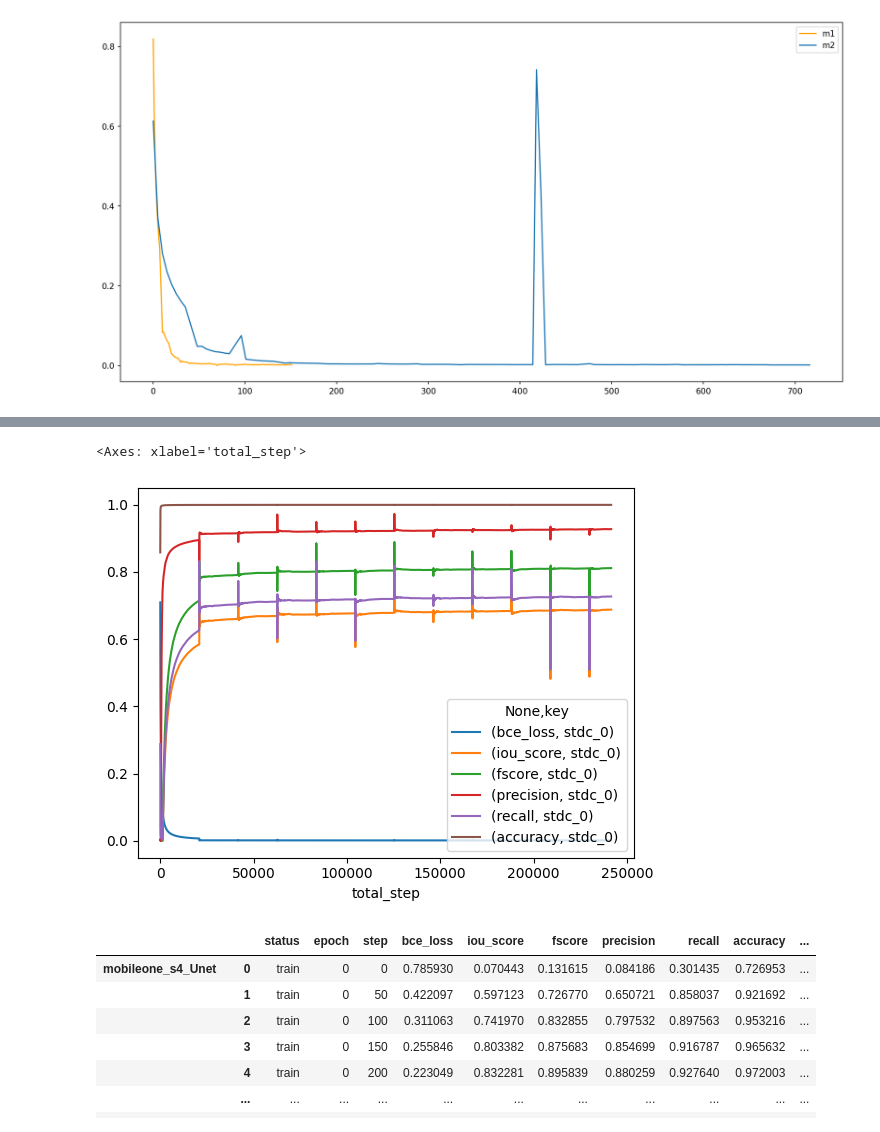
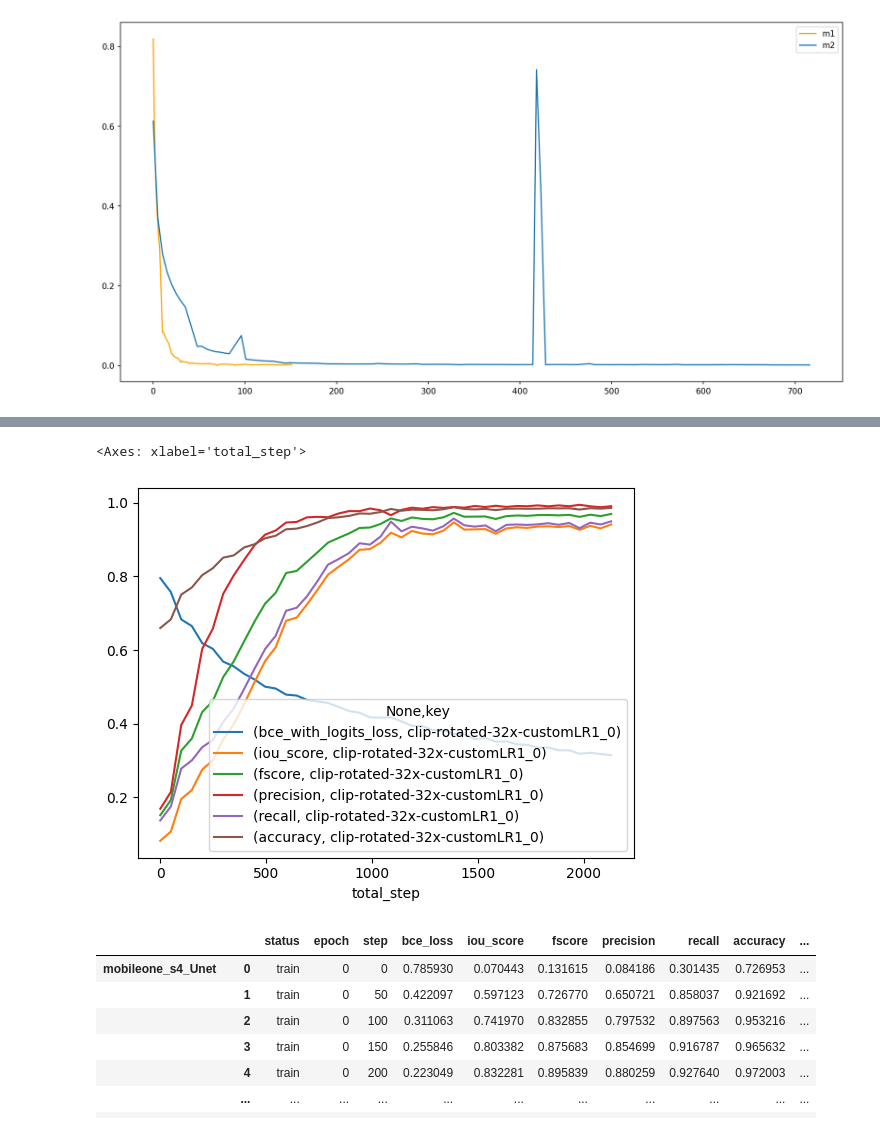
Before and after one commit to dulicui742/segmentation_models.pytorch, a Jupyter notebook: examples/logs_analysis.ipynb, the cells around one changed output, grey strips where cells are left out. Drawn from its saved outputs; the diff is of its cells as text; code cells hidden in the pictures.

```diff
--- a/examples/logs_analysis.ipynb
+++ b/examples/logs_analysis.ipynb
@@ -423,12 +485,14 @@ log_files = [
 
 #     "D:\share\stdc\stdc2_Unet_clip_rotated_logs_0407_111627.json", ## 小球
 
-    "D:\share\stdc\stdc2_Unet_clip-rotated_logs_0410_181552.json", ## ds8x zhiqiguan
+#     "D:\share\stdc\stdc2_Unet_clip-rotated_logs_0410_181552.json", ## ds8x zhiqiguan
+    "D:\project\TrueHealth\git\segmentation_models.pytorch\output\logs\stdc2_Unet\clip-rotated-32x-customLR1\stdc2_Unet_clip-rotated-32x-customLR1_logs_0413_090007.json",
 
     ]
 # steps_per_epoch = 396 ##根据数据及batch-size计算出来的
-steps_per_epoch = 20904
+# steps_per_epoch = 20904
 # steps_per_epoch = 6852
+steps_per_epoch = 99
 df_list = []
 model_names = []
 ## differnet experiment
@@ -458,34 +522,34 @@ for model_name, df_tmp in zip(model_names, df_list):
     df_tmp["total_step"] = df_tmp["step"]
     df_tmp["total_step"] = df_tmp.apply(
         lambda x: myfunction(x["epoch"]*steps_per_epoch,  x['step']),
         axis=1
     )
     df_dst = df_tmp
     # df_dst = mean_of_epoch(df)
 #     key = 'trail{}'. format(idx)
     key = model_name
     df_dst.loc[:, "key"] = key
     ex_keys.append(key)
     df_epoch_list.append(df_dst)
 
 DF = pd.concat(df_epoch_list, keys=ex_keys)
 # DFGroup = DF.groupby(['total_step','key'])
 DFGroup = DF.groupby(['total_step', "key"])
 # DF1 = DF.drop(["epoch", "step", "status"], axis=1)
 # DFGroup = DF1.groupby(['total_step','key'])
 
 # for metric in ["bce_loss", "fscore", "recall"]: #, "fscore", "recall", "precision", "accuracy"]:
 #     DFGPlot = DFGroup.sum().unstack('key').plot(kind='line', y=metric, title =metric)
 
 # DFGPlot = DFGroup.sum().unstack('key').plot(kind='line')
 # ddff = DFGroup.sum().unstack('key')
 ddff = DFGroup.sum().unstack('key')
 ddff = ddff.drop("epoch", axis=1)
 ddff = ddff.drop("step", axis=1)
 ddff.plot(kind="line")
 # %% [output]
 <Axes: xlabel='total_step'>
-[figure, old version]
+[figure, new version]
 # %%
 dfp = df_list[0]
 dfp = dfp[dfp["step"] % 50 == 0]
```
Also changed, not shown: parts of 4 cells of this notebook, 6 other files.
